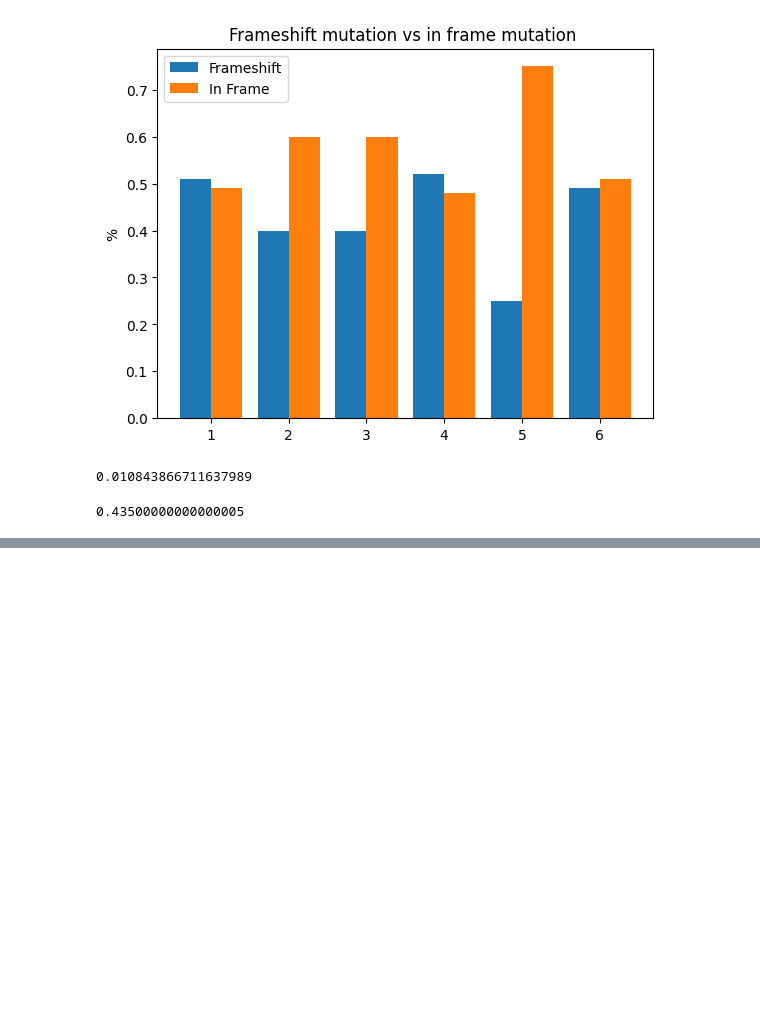
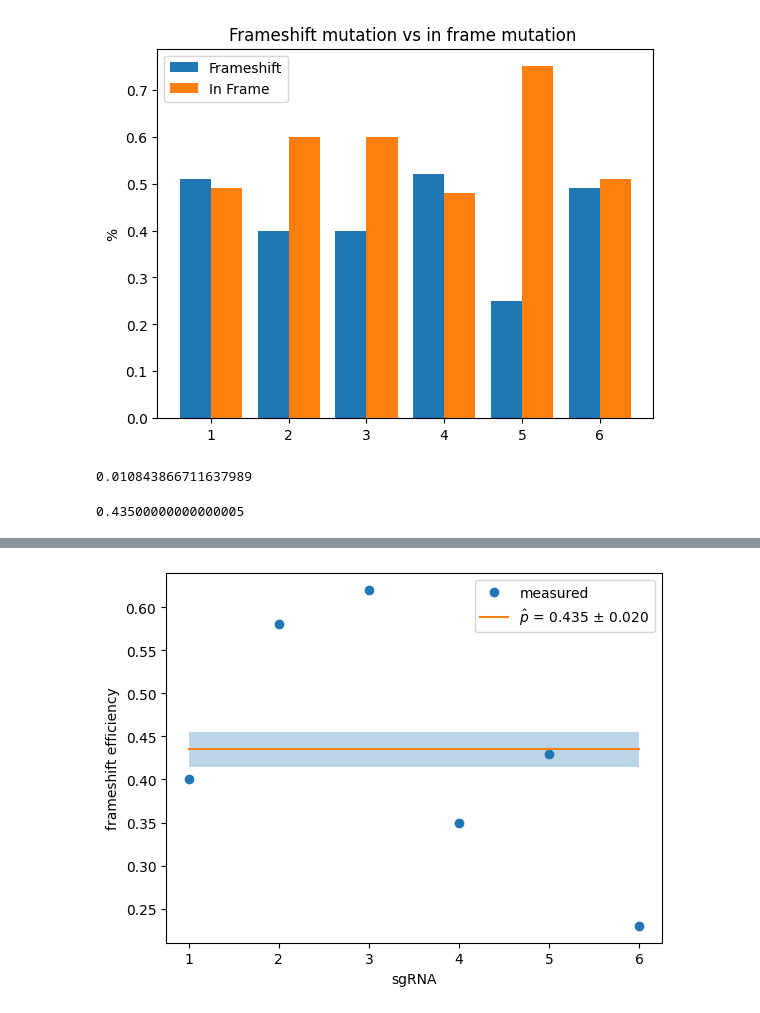
Before and after one commit to Clara3786/Project-Genome-Scale-CRISPR-Cas9-Knockout-Screening-in-Human-Cells, a Jupyter notebook: Project.ipynb, the cells around one changed output, grey strips where cells are left out. Cells and saved outputs as stored; diff of their text form; code cells hidden in the pictures; blank space fills up the shorter version.

```diff
--- a/Project.ipynb
+++ b/Project.ipynb
@@ -156,0 +214,18 @@ plt.show()
+# %%
+frameshift2 = [0.40, 0.58, 0.62, 0.35, 0.43, 0.23]
+
+p_hat_lst = [p_hat] * 6
+
+low = p_hat - se_p
+high = p_hat + se_p
+
+plt.plot(sgrna, frameshift2, "o", label="measured")
+plt.plot(sgrna, p_hat_lst, "-",
+         label=f"$\\hat p$ = {p_hat:.3f} $\\pm$ {se_p:.3f}")
+plt.fill_between(sgrna, low, high, alpha=0.3)
+plt.xlabel("sgRNA")
+plt.ylabel("frameshift efficiency")
+plt.legend()
+plt.show()
+# %% [output]
+[figure, added]
```
Also changed, not shown: parts of 7 cells of this notebook.
